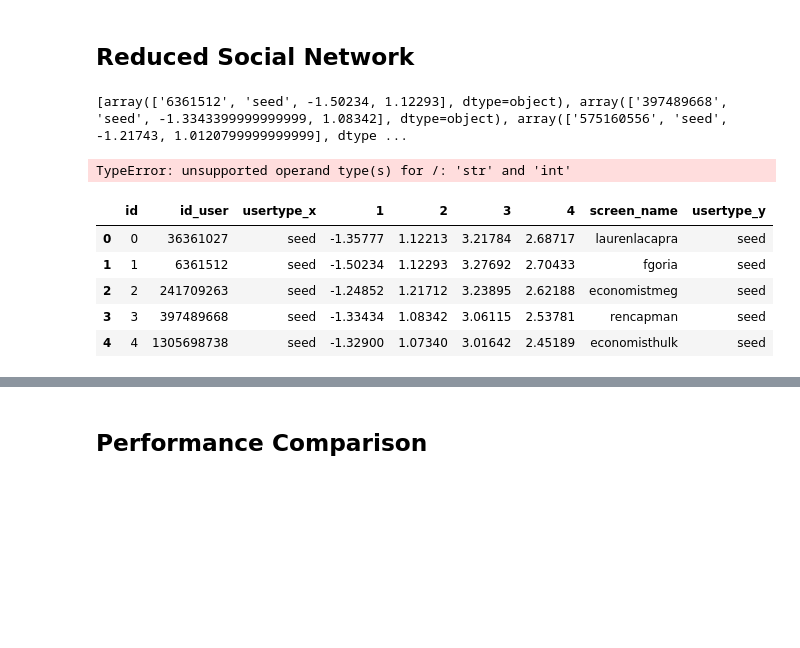
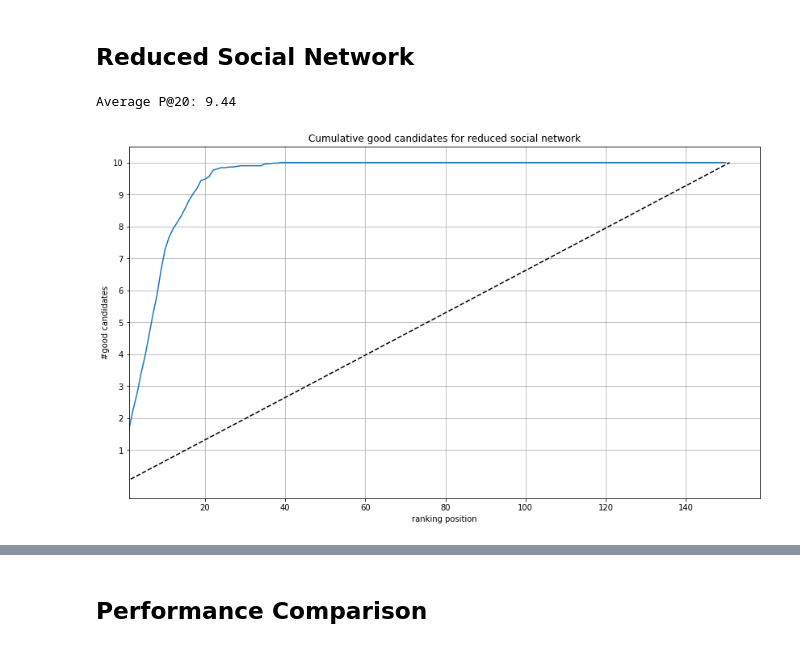
Before and after one commit to DataSciencePolimi/NetSKE, a Jupyter notebook: graphs/finance_20/Finance Domain - Test Network Features.ipynb, the cells around one changed output, grey strips where cells are left out. Saved outputs shown, nothing was run; the diff lists cells and outputs as text; code cells hidden in the pictures; blank space fills up the shorter version.

```diff
--- a/graphs/finance_20/Finance Domain - Test Network Features.ipynb
+++ b/graphs/finance_20/Finance Domain - Test Network Features.ipynb
@@ -355,33 +348,24 @@ plotData(data_complete[data_complete['usertype'] == 'seed'], data_complete[data_
 ## Reduced Social Network
 # %%
 # features file reading and metadata inclusion
-header = range(1, 5)
+header = ['{}'.format(i) for i in range(1,5)]
 userdata = pd.read_csv(path+'social_reduced_nodes.csv', sep='\t')
 data = pd.read_csv(path+'social_network_reduced_weighted.emb', sep=' ', header=None, skiprows=1)
 data = userdata.merge(data, left_on='id', right_on=0)
 data.drop(0, inplace=True, axis=1)
 data['id_user'] = data['id_user'].astype(str)
 
 # need to add usernames, too and filter the mentioned users that should not be included
 t1_users = testusers[testusers['n_test'] == test][['id_user', 'screen_name']].drop_duplicates()
 t1_users['usertype'] = 'user'
 all_u = pd.concat([seed_data[['id_user', 'screen_name', 'usertype']], t1_users])
 all_u['id_user'] = all_u['id_user'].astype(str)
 
 data_complete = data.merge(all_u, on='id_user')
 
-data_complete.columns = ['id_graph','id_user','usertype']+header+['screen_name', 'usertype_x']
+data_complete.columns = ['id_graph','id_user','usertype']+header+['username', 'usertype_x']
 
-perf_complete, candidates_ranking, all_ranking = computePerformance(allseeds, combinations, data_complete, 'reduced social')
+perf_social_red, candidates_ranking, all_ranking = computePerformance(allseeds, combinations, data_complete, 'reduced social')
 # %% [output]
-[array(['6361512', 'seed', -1.50234, 1.12293], dtype=object), array(['397489668', 'seed', -1.3343399999999999, 1.08342], dtype=object), array(['575160556', 'seed', -1.21743, 1.0120799999999999], dtype ...
+Average P@20: 9.44
-TypeError: unsupported operand type(s) for /: 'str' and 'int'
+[figure, added]
-# %%
-data_complete.head()
-# %% [output]
-|  | id | id_user | usertype_x | 1 | 2 | 3 | 4 | screen_name | usertype_y |
-| 0 | 0 | 36361027 | seed | -1.35777 | 1.12213 | 3.21784 | 2.68717 | laurenlacapra | seed |
-| 1 | 1 | 6361512 | seed | -1.50234 | 1.12293 | 3.27692 | 2.70433 | fgoria | seed |
-| 2 | 2 | 241709263 | seed | -1.24852 | 1.21712 | 3.23895 | 2.62188 | economistmeg | seed |
-| 3 | 3 | 397489668 | seed | -1.33434 | 1.08342 | 3.06115 | 2.53781 | rencapman | seed |
-| 4 | 4 | 1305698738 | seed | -1.32900 | 1.07340 | 3.01642 | 2.45189 | economisthulk | seed |
```
Also changed, not shown: parts of 14 cells of this notebook, 1 other file.
